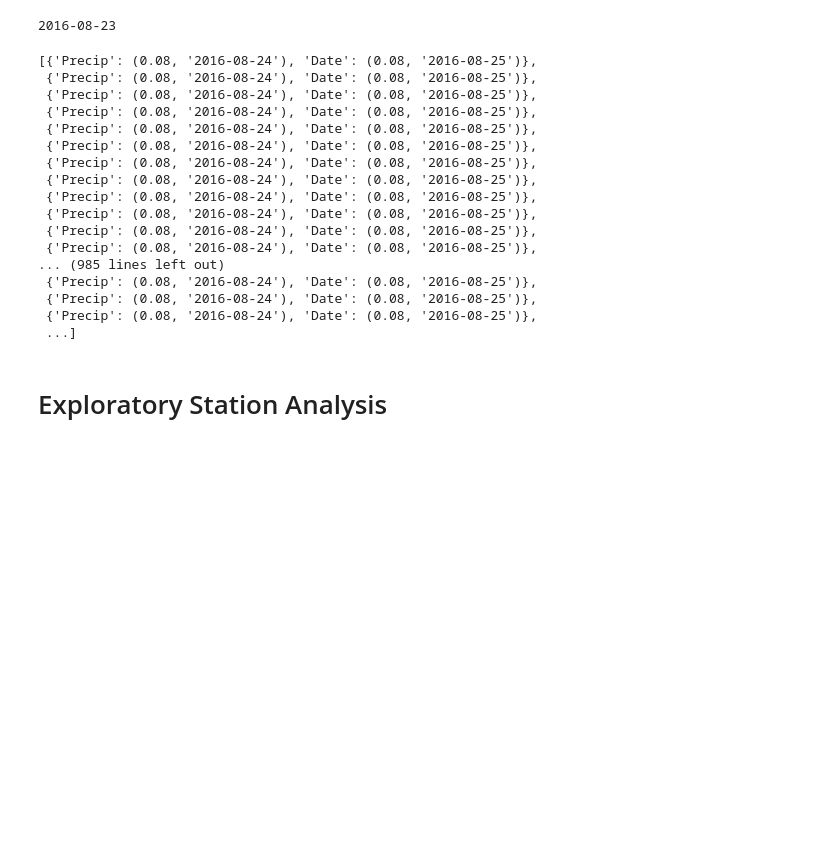
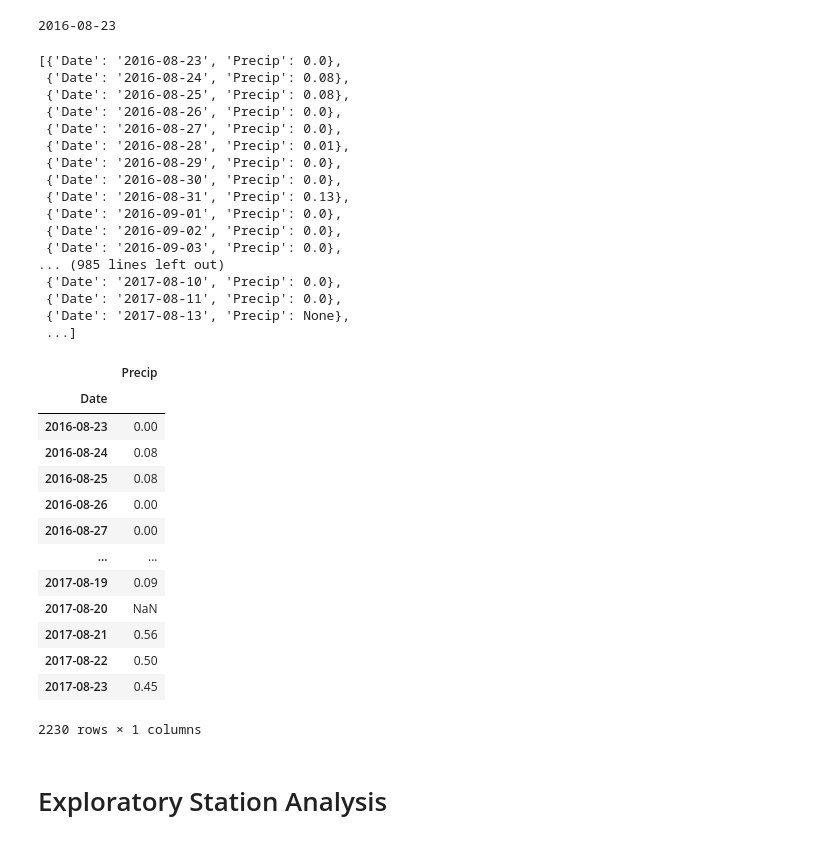
Before and after one commit to melfraas/sqlalchemy-challenge, a Jupyter notebook: climate_starter.ipynb, the cells around one changed output. Saved outputs shown, nothing was run; the diff lists cells and outputs as text; code cells hidden in the pictures; blank space fills up the shorter version.

Commit message:
dataframe created, adding plot

```diff
--- a/climate_starter.ipynb
+++ b/climate_starter.ipynb
@@ -74,31 +74,46 @@ print(new_date)
 2016-08-23
 # %%
 results = session.query(Measurement.prcp, Measurement.date).\
-filter(Measurement.date >'2016-08-23').filter(Measurement.date <'2017-08-23').all()
+filter(Measurement.date >='2016-08-23', Measurement.date <='2017-08-23').all()
 results
-results[0]
-rows = [{"Precip" : results[0], "Date": results[1]} for result in results]
+rows = [{"Date": result[1], "Precip": result[0]} for result in results]
 rows
 # %% [output]
-[{'Precip': (0.08, '2016-08-24'), 'Date': (0.08, '2016-08-25')},
- {'Precip': (0.08, '2016-08-24'), 'Date': (0.08, '2016-08-25')},
- {'Precip': (0.08, '2016-08-24'), 'Date': (0.08, '2016-08-25')},
- {'Precip': (0.08, '2016-08-24'), 'Date': (0.08, '2016-08-25')},
- {'Precip': (0.08, '2016-08-24'), 'Date': (0.08, '2016-08-25')},
- {'Precip': (0.08, '2016-08-24'), 'Date': (0.08, '2016-08-25')},
- {'Precip': (0.08, '2016-08-24'), 'Date': (0.08, '2016-08-25')},
- {'Precip': (0.08, '2016-08-24'), 'Date': (0.08, '2016-08-25')},
- {'Precip': (0.08, '2016-08-24'), 'Date': (0.08, '2016-08-25')},
- {'Precip': (0.08, '2016-08-24'), 'Date': (0.08, '2016-08-25')},
- {'Precip': (0.08, '2016-08-24'), 'Date': (0.08, '2016-08-25')},
- {'Precip': (0.08, '2016-08-24'), 'Date': (0.08, '2016-08-25')},
+[{'Date': '2016-08-23', 'Precip': 0.0},
+ {'Date': '2016-08-24', 'Precip': 0.08},
+ {'Date': '2016-08-25', 'Precip': 0.08},
+ {'Date': '2016-08-26', 'Precip': 0.0},
+ {'Date': '2016-08-27', 'Precip': 0.0},
+ {'Date': '2016-08-28', 'Precip': 0.01},
+ {'Date': '2016-08-29', 'Precip': 0.0},
+ {'Date': '2016-08-30', 'Precip': 0.0},
+ {'Date': '2016-08-31', 'Precip': 0.13},
+ {'Date': '2016-09-01', 'Precip': 0.0},
+ {'Date': '2016-09-02', 'Precip': 0.0},
+ {'Date': '2016-09-03', 'Precip': 0.0},
 ... (985 lines left out)
- {'Precip': (0.08, '2016-08-24'), 'Date': (0.08, '2016-08-25')},
- {'Precip': (0.08, '2016-08-24'), 'Date': (0.08, '2016-08-25')},
- {'Precip': (0.08, '2016-08-24'), 'Date': (0.08, '2016-08-25')},
+ {'Date': '2017-08-10', 'Precip': 0.0},
+ {'Date': '2017-08-11', 'Precip': 0.0},
+ {'Date': '2017-08-13', 'Precip': None},
  ...]
 # %%
 # Convert your results into a pandas DataFrame with date as index.
+pd.DataFrame(rows).set_index("Date")
+# %% [output]
+|  | Precip |
+| Date |  |
+| 2016-08-23 | 0.00 |
+| 2016-08-24 | 0.08 |
+| 2016-08-25 | 0.08 |
+| 2016-08-26 | 0.00 |
+| 2016-08-27 | 0.00 |
+| ... | ... |
+| 2017-08-19 | 0.09 |
+| 2017-08-20 | NaN |
+| 2017-08-21 | 0.56 |
+| 2017-08-22 | 0.50 |
+| 2017-08-23 | 0.45 |
+2230 rows × 1 columns
 # %%
 # Use Pandas Plotting with Matplotlib to plot the data
 # %%
```
